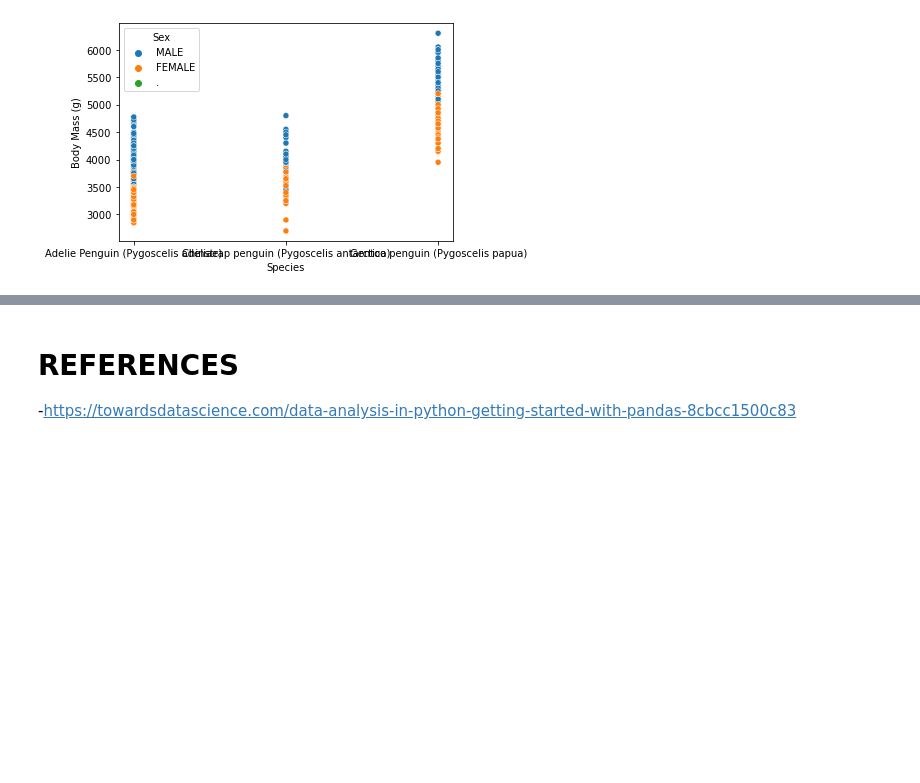
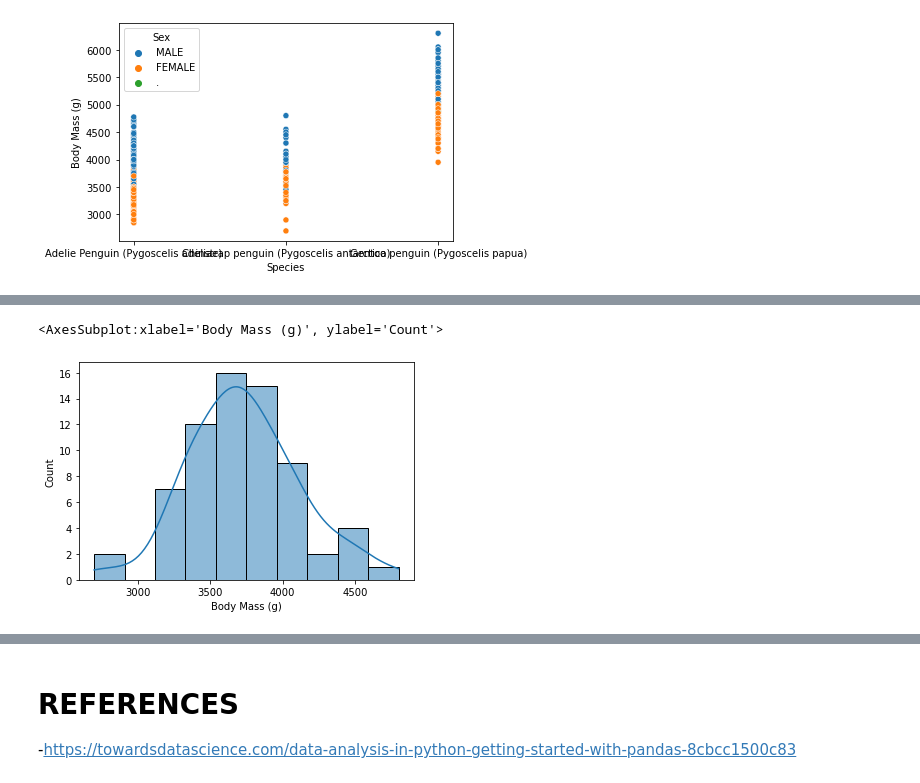
Before and after one commit to kaob1991/Programming-DA-project-1, a Jupyter notebook: Project.ipynb, the cells around one changed output, grey strips where cells are left out. Saved outputs shown, nothing was run; the diff lists cells and outputs as text; code cells hidden in the pictures; blank space fills up the shorter version.

```diff
--- a/Project.ipynb
+++ b/Project.ipynb
@@ -75,0 +109,5 @@ sns.scatterplot(data = penguins, x = "Species",y= "Body Mass (g)", hue = "Sex")
+# %%
+sns.histplot(data = chinstrap_data,x = "Body Mass (g)", kde = True)
+# %% [output]
+<AxesSubplot:xlabel='Body Mass (g)', ylabel='Count'>
+[figure, added]
```
Also changed, not shown: parts of 10 cells of this notebook.
